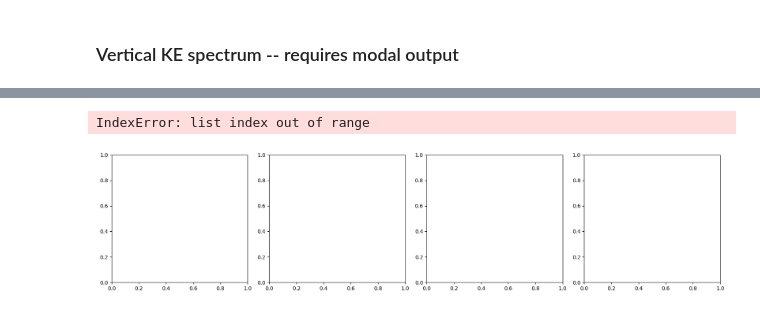
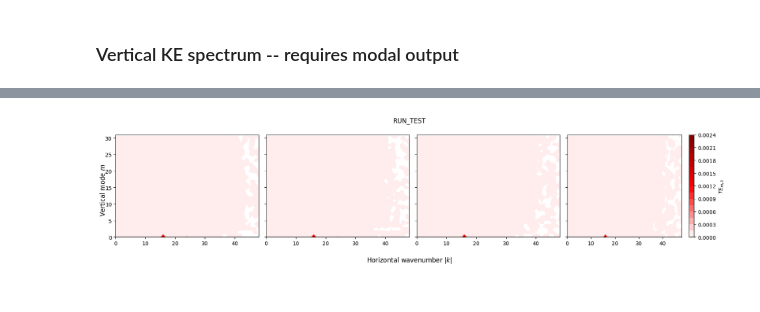
Before and after one commit to iangrooms/QGN_Fortran, a Jupyter notebook: setup_and_diagnostics/Basic output read and diagnostics.ipynb, the cells around one changed output, grey strips where cells are left out. Cells and saved outputs as stored; diff of their text form; code cells hidden in the pictures.

```diff
--- a/setup_and_diagnostics/Basic output read and diagnostics.ipynb
+++ b/setup_and_diagnostics/Basic output read and diagnostics.ipynb
@@ -289,11 +274,11 @@ ax[0].legend()
 # %% [markdown]
 ### Horizontal KE spectrum
 # %%
-for it in range(len(it_range)):
+for case in cases:
+    plt.figure(figsize=(8,5))
+    label = case.split('/')[-2]
 
-    plt.figure(figsize=(8,5))
-
-    for case in cases:
+    for it in range(len(it_range)):
 
 #       lv = 0                                   ##    set xsec level index or target depth
         lv = np.argmin(np.abs(ds.zc.values+200)) ## or set level target depth [meters]
@@ -303,8 +288,10 @@ for it in range(len(it_range)):
         KE_hspec = diag.cospectrum(ds.p.values[it,lv,:,:],ds.p.values[it,lv,:,:])
         ks = np.arange(len(KE_hspec))
 
-        plt.loglog(ks,KE_hspec*ks**2*ks**3)
+        plt.loglog(ks,KE_hspec*ks**2*ks**3,label='%.2f days'%ds.Time.values[it])
 
+    plt.title(label)
+    plt.legend()
     plt.xlabel('Horizontal wavenumber $k$')
     plt.ylabel(r'Compensated KE $|k|^2|\hat{p}|^2|k|^3$')
 # %% [output]
@@ -312,11 +299,11 @@ for it in range(len(it_range)):
 # %% [markdown]
 ### Vertical KE spectrum -- requires modal output
 # %%
-for it in range(len(it_range)):
+for case in cases:
+    plt.figure(figsize=(8,5))
+    label = case.split('/')[-2]
 
-    plt.figure(figsize=(8,5))
-
-    for case in cases:
+    for it in range(len(it_range)):
 
 #       lv = 0                                   ##    set xsec level index or target depth
         lv = np.argmin(np.abs(ds.zc.values+200)) ## or set level target depth [meters]
@@ -325,8 +312,10 @@ for it in range(len(it_range)):
 
         KE_vspec = diag.get_KE(ds.pmode.values[it,:,:,:])
 
-        plt.loglog(KE_vspec)
+        plt.loglog(KE_vspec,label='%.2f days'%ds.Time.values[it])
 
+    plt.title(label)
+    plt.legend()
     plt.xlabel('Vertical mode $m$')
     plt.ylabel(r'KE $|k|^2|\hat{\psi}|^2$')
 # %% [output]
@@ -347,22 +333,26 @@ AttributeError: 'Dataset' object has no attribute 'pmode'
 # %%
 for case in cases:
 
     ncols = 4
     nrows = int((len(it_range)+3)/4.)
 
-    fig, ax = plt.subplots(nrows,ncols,figsize=(ncols*4+1,4*nrows))
+    fig, ax = plt.subplots(nrows,ncols,figsize=(ncols*4+1,4*nrows),sharex=True,sharey=True)
     plt.tight_layout()
     ax = ax.flatten()
+    label = case.split('/')[-2]
 
     for it in range(len(it_range)):
 
-        cs = ax[it].contourf(np.log(TEspec[case][it]),norm=mcolors.CenteredNorm(),cmap=plt.cm.seismic,levels=20)
+        # cs = ax[it].contourf(np.log(TEspec[case][it]),norm=mcolors.CenteredNorm(),cmap=plt.cm.seismic,levels=20)
+        cs = ax[it].contourf(TEspec[case][it],norm=mcolors.CenteredNorm(),cmap=plt.cm.seismic,levels=20)
 
 
-    fig.colorbar(cs,label=r'$\log(TE_{m,k})$')
+    fig.colorbar(cs,label=r'$TE_{m,k}$')
+    # fig.colorbar(cs,label=r'$\log(TE_{m,k})$')
 
-    plt.xlabel('Horizontal wavenumber $|k|$')
-    plt.ylabel('Vertical mode $m$')
+    fig.supxlabel('Horizontal wavenumber $|k|$')
+    fig.supylabel('Vertical mode $m$')
+    fig.suptitle(label)
+    plt.tight_layout()
 # %% [output]
-IndexError: list index out of range
-[figure, old version]
+[figure, new version]
```
Also changed, not shown: parts of 10 cells of this notebook, 4 other files.
